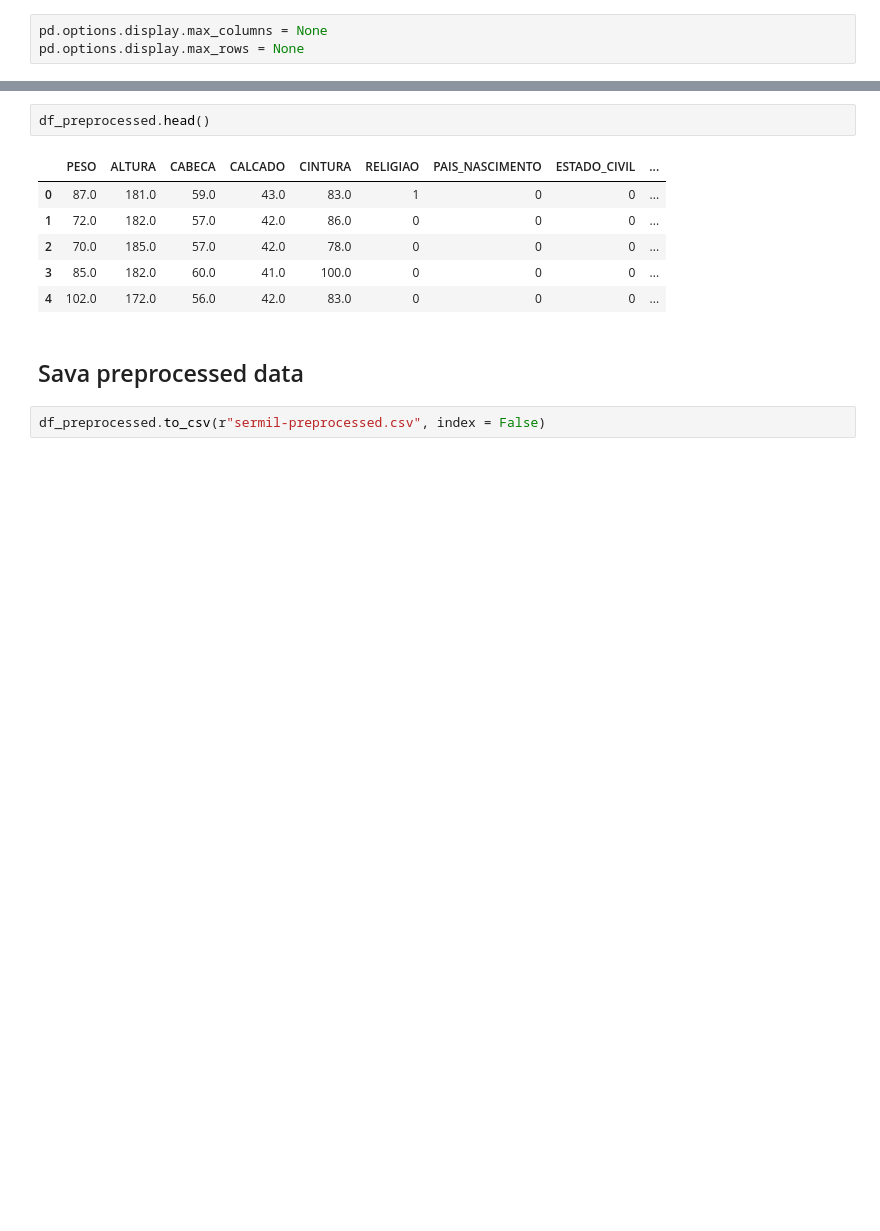
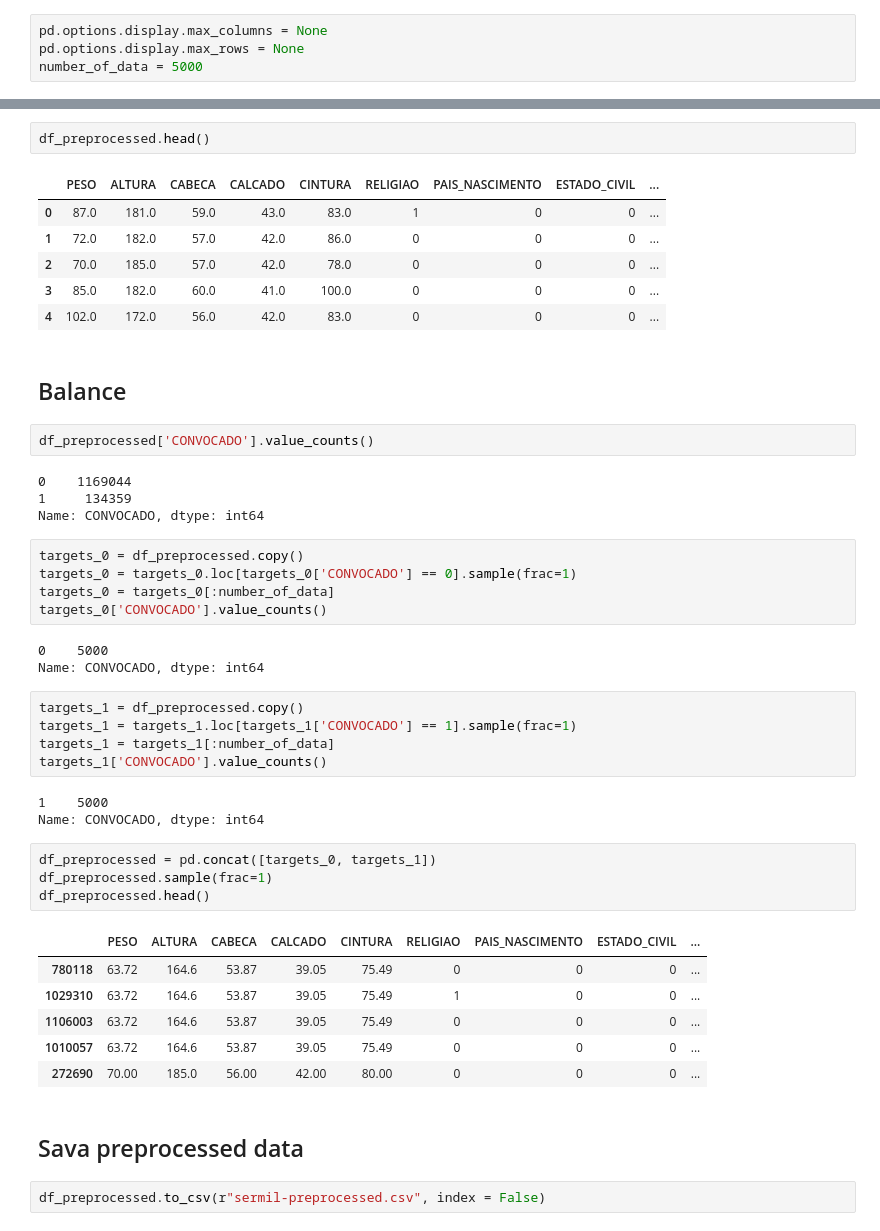
Before and after one commit to PauloKeller/AI, a Jupyter notebook: servico_militar/Preprocessing.ipynb, the cells around one changed output, grey strips where cells are left out. Saved outputs shown, nothing was run; the diff lists cells and outputs as text; blank space fills up the shorter version.

Commit message:
update preprocessed data

```diff
--- a/servico_militar/Preprocessing.ipynb
+++ b/servico_militar/Preprocessing.ipynb
@@ -10,6 +10,7 @@ from datetime import date
 # %%
 pd.options.display.max_columns = None
 pd.options.display.max_rows = None
+number_of_data = 5000
 # %%
 raw_csv_data = pd.read_csv("sermil2020.csv")
 raw_csv_data.info()
@@ -512,6 +513,41 @@ df_preprocessed.head()
 | 2 | 70.0 | 185.0 | 57.0 | 42.0 | 78.0 | 0 | 0 | 0 | ... |
 | 3 | 85.0 | 182.0 | 60.0 | 41.0 | 100.0 | 0 | 0 | 0 | ... |
 | 4 | 102.0 | 172.0 | 56.0 | 42.0 | 83.0 | 0 | 0 | 0 | ... |
+# %% [markdown]
+## Balance
+# %%
+df_preprocessed['CONVOCADO'].value_counts()
+# %% [output]
+0    1169044
+1     134359
+Name: CONVOCADO, dtype: int64
+# %%
+targets_0 = df_preprocessed.copy()
+targets_0 = targets_0.loc[targets_0['CONVOCADO'] == 0].sample(frac=1)
+targets_0 = targets_0[:number_of_data]
+targets_0['CONVOCADO'].value_counts()
+# %% [output]
+0    5000
+Name: CONVOCADO, dtype: int64
+# %%
+targets_1 = df_preprocessed.copy()
+targets_1 = targets_1.loc[targets_1['CONVOCADO'] == 1].sample(frac=1)
+targets_1 = targets_1[:number_of_data]
+targets_1['CONVOCADO'].value_counts()
+# %% [output]
+1    5000
+Name: CONVOCADO, dtype: int64
+# %%
+df_preprocessed = pd.concat([targets_0, targets_1])
+df_preprocessed.sample(frac=1)
+df_preprocessed.head()
+# %% [output]
+|  | PESO | ALTURA | CABECA | CALCADO | CINTURA | RELIGIAO | PAIS_NASCIMENTO | ESTADO_CIVIL | ... |
+| 780118 | 63.72 | 164.6 | 53.87 | 39.05 | 75.49 | 0 | 0 | 0 | ... |
+| 1029310 | 63.72 | 164.6 | 53.87 | 39.05 | 75.49 | 1 | 0 | 0 | ... |
+| 1106003 | 63.72 | 164.6 | 53.87 | 39.05 | 75.49 | 0 | 0 | 0 | ... |
+| 1010057 | 63.72 | 164.6 | 53.87 | 39.05 | 75.49 | 0 | 0 | 0 | ... |
+| 272690 | 70.00 | 185.0 | 56.00 | 42.00 | 80.00 | 0 | 0 | 0 | ... |
 # %% [markdown]
 ## Sava preprocessed data
 # %%
```
Also changed, not shown: 3 other files.
